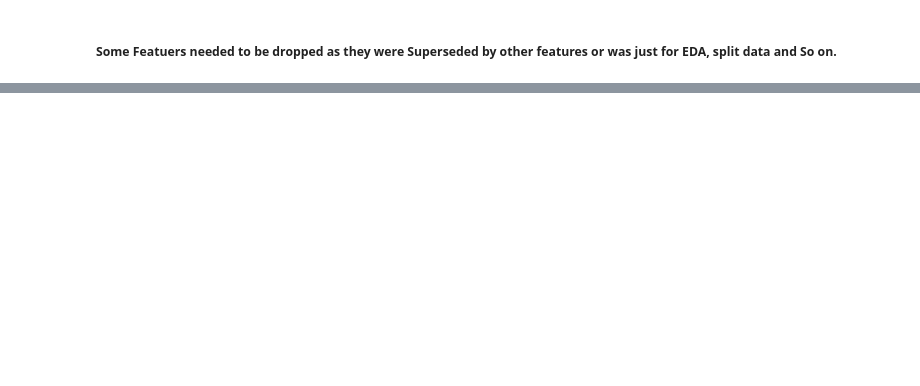
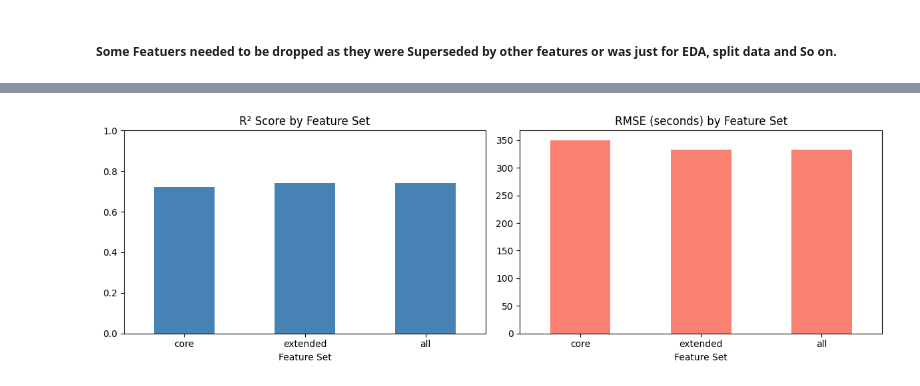
Before and after one commit to Marshoow/NYC_Taxi_Trip_DS, a Jupyter notebook: NYC_Taxi_Trip_Duration.ipynb, the cells around one changed output, grey strips where cells are left out. Cells and saved outputs as stored; diff of their text form; code cells hidden in the pictures; blank space fills up the shorter version.

Commit message:
feature selection , model (rf) and evaluation

```diff
--- a/NYC_Taxi_Trip_Duration.ipynb
+++ b/NYC_Taxi_Trip_Duration.ipynb
@@ -678,0 +729,7 @@ df.sample(3)
+# %%
+numerical_features = [
+    'distance_km', 'manhattan_distance_km', 'passenger_count',
+    'hour_sin', 'hour_cos',
+    'day_of_week', 'is_weekend', 'afternoon_peak', 'month',
+    'pickup_cluster', 'dropoff_cluster'
+]
@@ -678,0 +1139,12 @@ df.sample(3)
+# %%
+# Top features
+core_features = feature_ranking.head(6).index.tolist()
+
+# Medium set
+extended_features = feature_ranking.head(10).index.tolist()
+
+# Full set
+all_features = feature_ranking.index.tolist()
+
+print("Core Features:", core_features)
+print("Extended Features:", extended_features)
@@ -678,0 +1156,62 @@ df.sample(3)
+# %%
+def evaluate_features(feature_list, X_train, X_test, y_train, y_test):
+    """Evaluate a feature subset using the pre-split train/test sets."""
+    Xtr = X_train[feature_list].copy()
+    Xte = X_test[feature_list].copy()
+
+    # Clean infinities/NaN
+    Xtr = Xtr.replace([np.inf, -np.inf], np.nan).fillna(Xtr.median())
+    Xte = Xte.replace([np.inf, -np.inf], np.nan).fillna(Xte.median())
+
+    model = RandomForestRegressor(
+        n_estimators=150,
+        max_depth=12,
+        random_state=42,
+        n_jobs=-1
+    )
+    model.fit(Xtr, y_train)
+    preds = model.predict(Xte)
+
+    rmse        = np.sqrt(mean_squared_error(y_test, preds))
+    r2          = r2_score(y_test, preds)
+    rmse_seconds = np.sqrt(mean_squared_error(np.expm1(y_test), np.expm1(preds)))
+
+    return rmse, r2, rmse_seconds
+
+
+# ── Evaluation loop ───────────────────────────────────────────────────────────
+# Use X_train_full / X_test_full from the initial split (Step 3 opening cell)
+results = {}
+for name, features in {
+    "core":     core_features,
+    "extended": extended_features,
+    "all":      all_features
+}.items():
+    rmse, r2, rmse_sec = evaluate_features(
+        features,
+        X_train_full, X_test_full,
+        y_train_log,  y_test_log
+    )
+    results[name] = {
+        "RMSE (log)": round(rmse, 4),
+        "R²":          round(r2, 4),
+        "RMSE (sec)": round(rmse_sec, 1)
+    }
+
+results_df = pd.DataFrame(results).T
+print(results_df)
+
+fig, axes = plt.subplots(1, 2, figsize=(12, 4))
+results_df['R²'].plot(kind='bar', ax=axes[0], color='steelblue',
+                       title='R² Score by Feature Set', ylim=(0, 1))
+results_df['RMSE (sec)'].plot(kind='bar', ax=axes[1], color='salmon',
+                               title='RMSE (seconds) by Feature Set')
+for ax in axes:
+    ax.set_xlabel('Feature Set')
+    ax.tick_params(axis='x', rotation=0)
+plt.tight_layout()
+plt.show()
+
+best_set = results_df['RMSE (sec)'].idxmin()
+print(f"\nBest feature set: {best_set}")
+# %% [output]
@@ -678,0 +1222 @@ df.sample(3)
+[figure, added]
```
Also changed, not shown: parts of 45 cells of this notebook.
